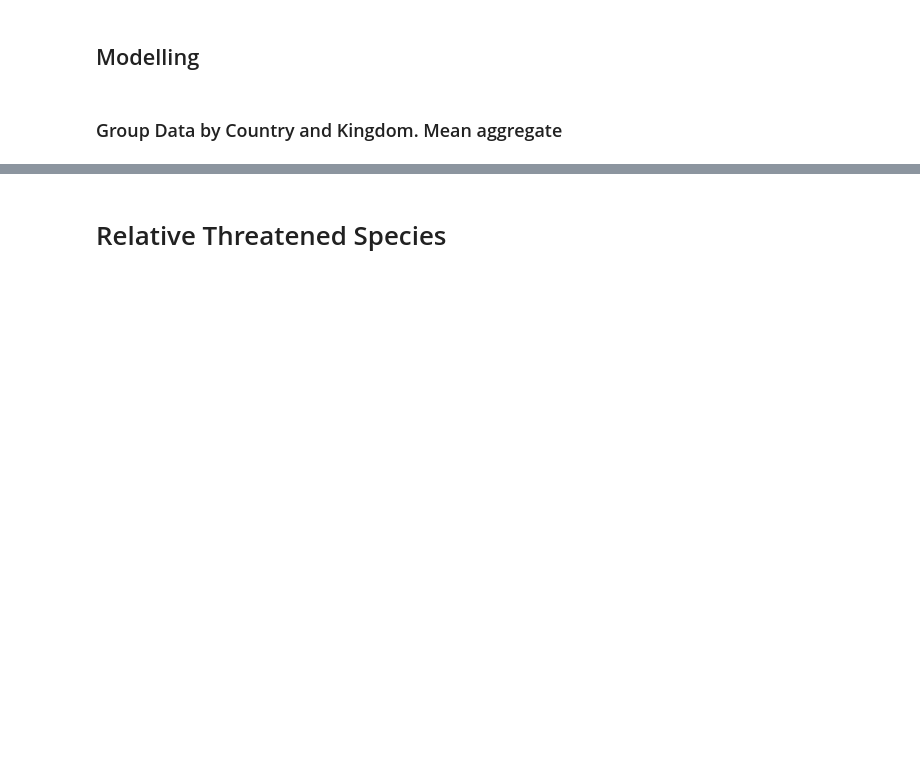
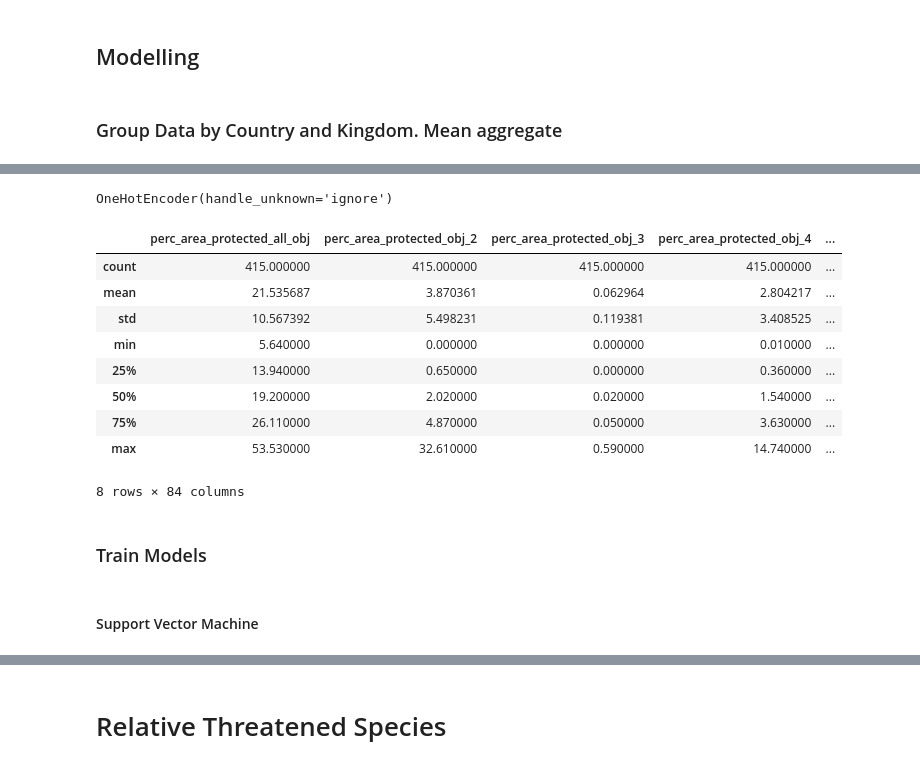
Before and after one commit to MarkusKiesel93/DOPPThreatenedSpecies, a Jupyter notebook: merged_data_analysis.ipynb, the cells around one changed output, grey strips where cells are left out. Saved outputs shown, nothing was run; the diff lists cells and outputs as text; code cells hidden in the pictures; blank space fills up the shorter version.

```diff
--- a/merged_data_analysis.ipynb
+++ b/merged_data_analysis.ipynb
@@ -485,3 +473,0 @@ by_country_kingdom['trend_num'].hist()
-# %%
-scaler = MinMaxScaler(feature_range=(-1,1))
-by_country_kingdom['trend_num'] = scaler.fit_transform(np.array(by_country_kingdom['trend_num']).reshape(-1, 1))
@@ -492,3 +495,11 @@ by_country_kingdom['kingdom_class'].unique()
 # %%
 enc = OneHotEncoder(handle_unknown='ignore')
 enc.fit(by_country_kingdom[['kingdom_class', 'Country']])
+oht_features = enc.transform(by_country_kingdom[['kingdom_class', 'Country']])
+col_names = [
+    *by_country_kingdom['kingdom_class'].unique(),
+    *by_country_kingdom['Country'].unique()
+]
+oht_features = pd.DataFrame(oht_features.todense(), columns=col_names)
+# %% [output]
+OneHotEncoder(handle_unknown='ignore')
@@ -498,0 +506,18 @@ by_country_kingdom.drop(['kingdom_class', 'Country'], axis=1).describe()
+# %%
+y = by_country_kingdom['trend_num']
+X = by_country_kingdom.drop(['kingdom_class', 'Country', 'trend_num'], axis=1)
+X = pd.concat([X, oht_features], axis=1)
+X.describe()
+# %% [output]
+|  | perc_area_protected_all_obj | perc_area_protected_obj_2 | perc_area_protected_obj_3 | perc_area_protected_obj_4 | ... |
+| count | 415.000000 | 415.000000 | 415.000000 | 415.000000 | ... |
+| mean | 21.535687 | 3.870361 | 0.062964 | 2.804217 | ... |
+| std | 10.567392 | 5.498231 | 0.119381 | 3.408525 | ... |
+| min | 5.640000 | 0.000000 | 0.000000 | 0.010000 | ... |
+| 25% | 13.940000 | 0.650000 | 0.000000 | 0.360000 | ... |
+| 50% | 19.200000 | 2.020000 | 0.020000 | 1.540000 | ... |
+| 75% | 26.110000 | 4.870000 | 0.050000 | 3.630000 | ... |
+| max | 53.530000 | 32.610000 | 0.590000 | 14.740000 | ... |
+8 rows × 84 columns
+# %% [markdown]
+### Train Models
@@ -498,0 +563,2 @@ by_country_kingdom.drop(['kingdom_class', 'Country'], axis=1).describe()
+# %% [markdown]
+#### Support Vector Machine
```
Also changed, not shown: parts of 47 cells of this notebook.
